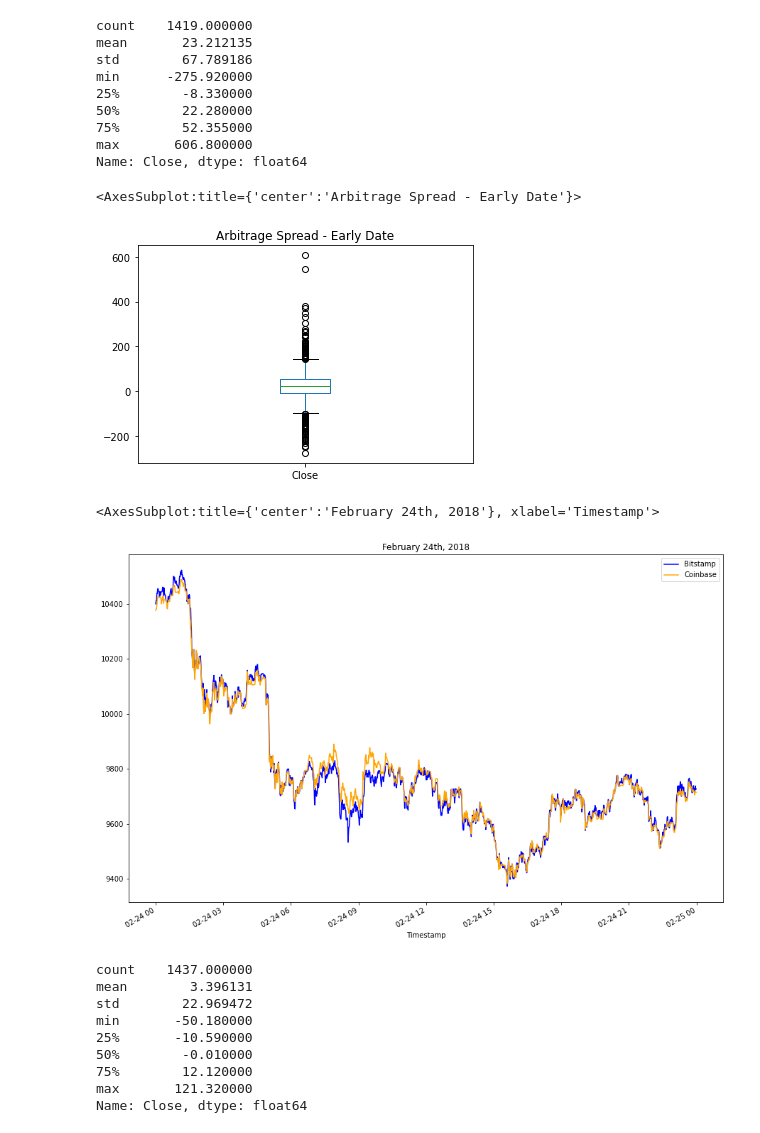
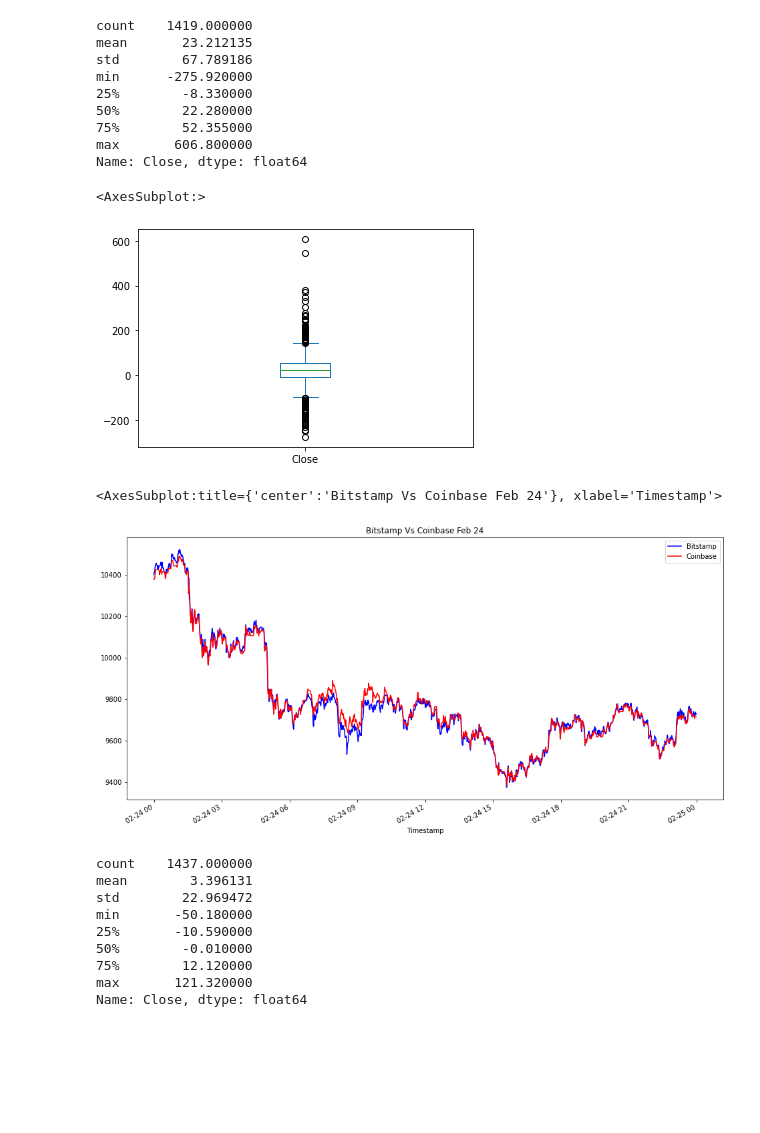
Before and after one commit to rajtolani/Challenge3-Analysis-and-Visualization, a Jupyter notebook: crypto_arbitrage.ipynb, the cells around one changed output. Saved outputs shown, nothing was run; the diff lists cells and outputs as text; code cells hidden in the pictures; blank space fills up the shorter version.

```diff
--- a/crypto_arbitrage.ipynb
+++ b/crypto_arbitrage.ipynb
@@ -351,10 +351,12 @@ coinbase_sliced["2018-01-13"].plot(legend=True,figsize=(12,8),title='Bitstamp Vs
 # %%
 # Using the early date that you have selected, calculate the arbitrage spread
 # by subtracting the bitstamp lower closing prices from the coinbase higher closing prices
-arbitrage_spread_early = # YOUR CODE HERE
-
+#coinbase_sliced
+arbitrage_spread_early = coinbase_sliced.loc["2018.01.16"]-bitstamp_sliced.loc["2018.01.16"] # YOUR CODE HERE
+arbitrage_spread_early
 # Generate summary statistics for the early DataFrame
 # YOUR CODE HERE
+arbitrage_spread_early.describe()
 # %% [output]
 count    1419.000000
 mean       23.212135
@@ -368,16 +370,19 @@ Name: Close, dtype: float64
 # %%
 # Visualize the arbitrage spread from early in the dataset in a box plot
 # YOUR CODE HERE
+arbitrage_spread_early.plot(kind='box')
 # %% [output]
-<AxesSubplot:title={'center':'Arbitrage Spread - Early Date'}>
+<AxesSubplot:>
-[figure, old version]
+[figure, new version]
 # %%
 # Create an overlay plot that visualizes the two dataframes over a period of one day from the middle of the dataset.
 # Be sure that the plots include the parameters `legend`, `figsize`, `title`, `color` and `label`
 # YOUR CODE HERE
+bitstamp_sliced["2018-02-24"].plot(legend=True,figsize=(16,8),title='Bitstamp Vs Coinbase Feb 24',color='blue',label='Bitstamp')
+coinbase_sliced["2018-02-24"].plot(legend=True,figsize=(16,8),title='Bitstamp Vs Coinbase Feb 24',color='Red',label='Coinbase')
 # %% [output]
-<AxesSubplot:title={'center':'February 24th, 2018'}, xlabel='Timestamp'>
+<AxesSubplot:title={'center':'Bitstamp Vs Coinbase Feb 24'}, xlabel='Timestamp'>
-[figure, old version]
+[figure, new version]
 # %%
 # Using the date in the middle that you have selected, calculate the arbitrage spread
 # by subtracting the bitstamp lower closing prices from the coinbase higher closing prices
```
Also changed, not shown: parts of 38 cells of this notebook.
